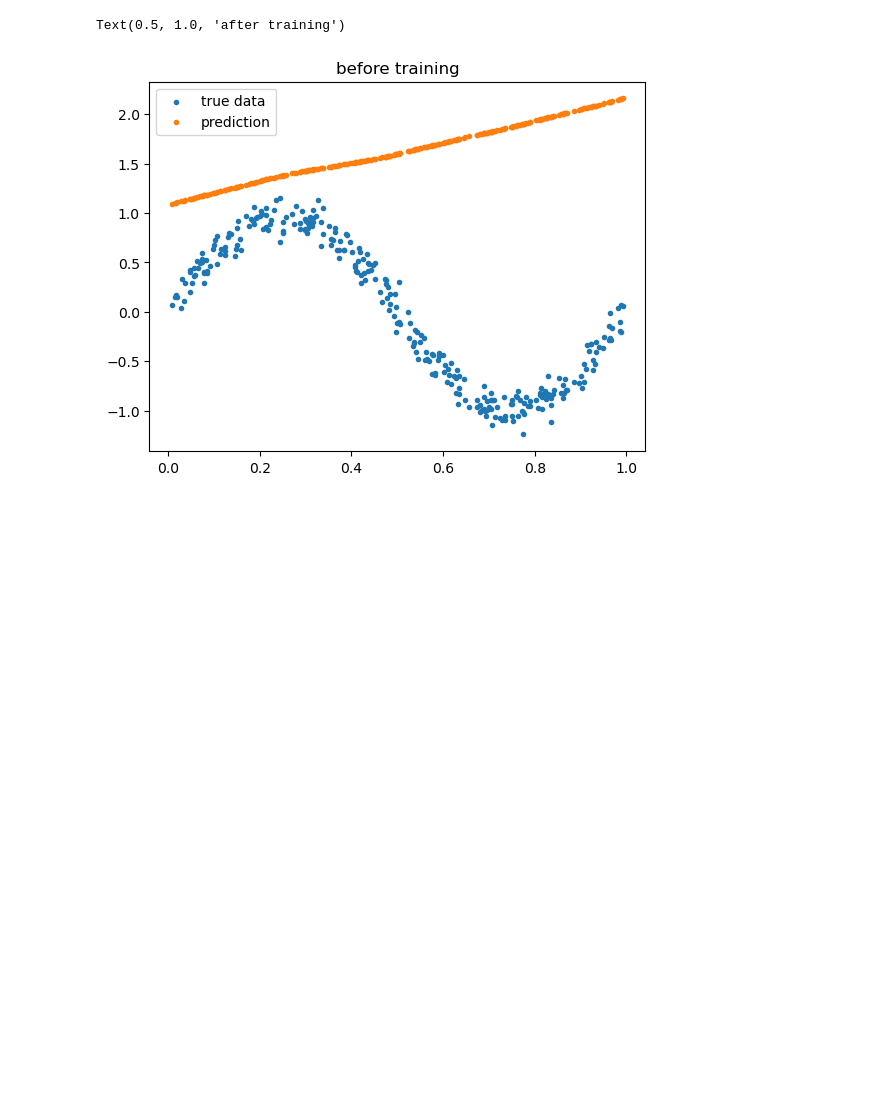
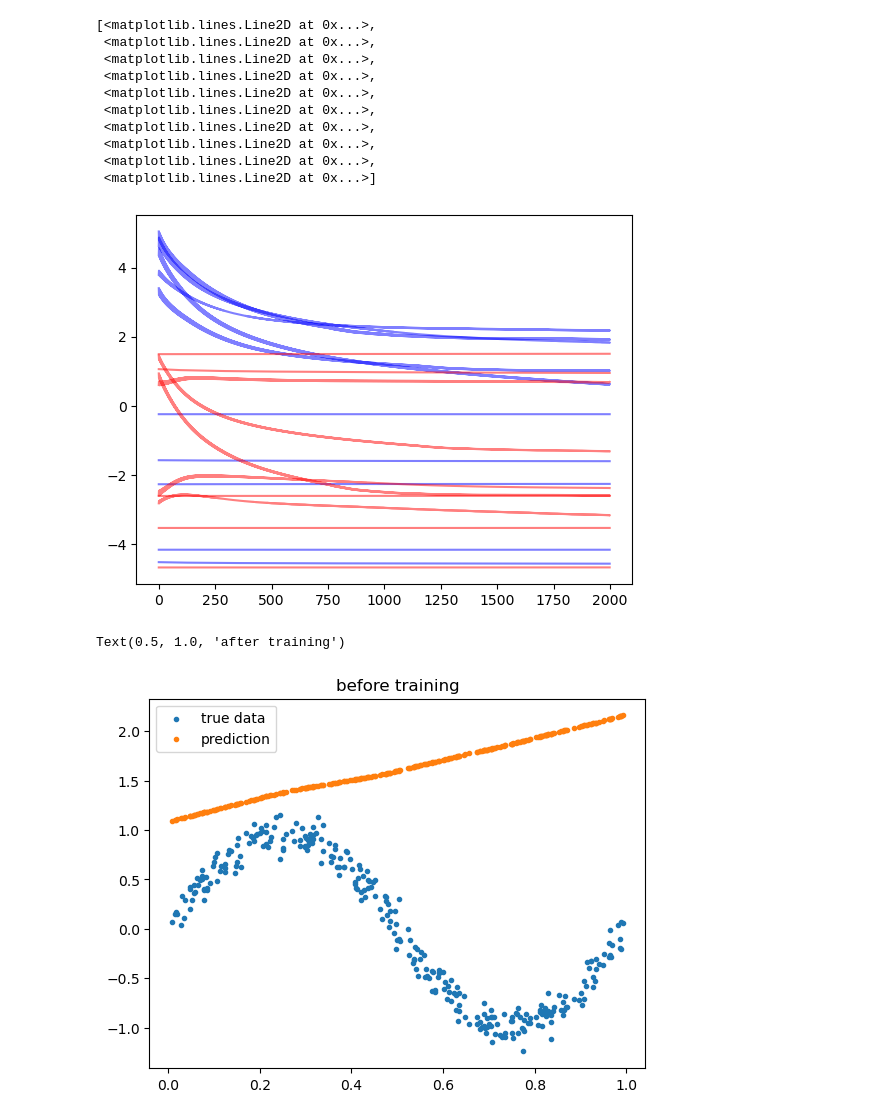
Before and after one commit to congyewang/kgd-code, a Jupyter notebook: kgd_descent.ipynb, the cells around one changed output. Cells and saved outputs as stored; diff of their text form; code cells hidden in the pictures; blank space fills up the shorter version.

```diff
--- a/kgd_descent.ipynb
+++ b/kgd_descent.ipynb
@@ -121,3 +123,19 @@ Text(0, 0.5, 'KGD')
+# %%
+posisions_array = jnp.array(positions_list)
+plt.plot(posisions_array[:,:10,0],color ="blue",alpha=0.5)
+plt.plot(posisions_array[:,:10,1],color ="red",alpha=0.5)
+# %% [output]
+[<matplotlib.lines.Line2D at 0x...>,
+ <matplotlib.lines.Line2D at 0x...>,
+ <matplotlib.lines.Line2D at 0x...>,
+ <matplotlib.lines.Line2D at 0x...>,
+ <matplotlib.lines.Line2D at 0x...>,
+ <matplotlib.lines.Line2D at 0x...>,
+ <matplotlib.lines.Line2D at 0x...>,
+ <matplotlib.lines.Line2D at 0x...>,
+ <matplotlib.lines.Line2D at 0x...>,
+ <matplotlib.lines.Line2D at 0x...>]
+[figure, added]
 # %%
 plt.figure()
 plt.scatter(Z,Y,label = "true data",marker = ".")
```
Also changed, not shown: parts of 2 cells of this notebook, 10 other files.
